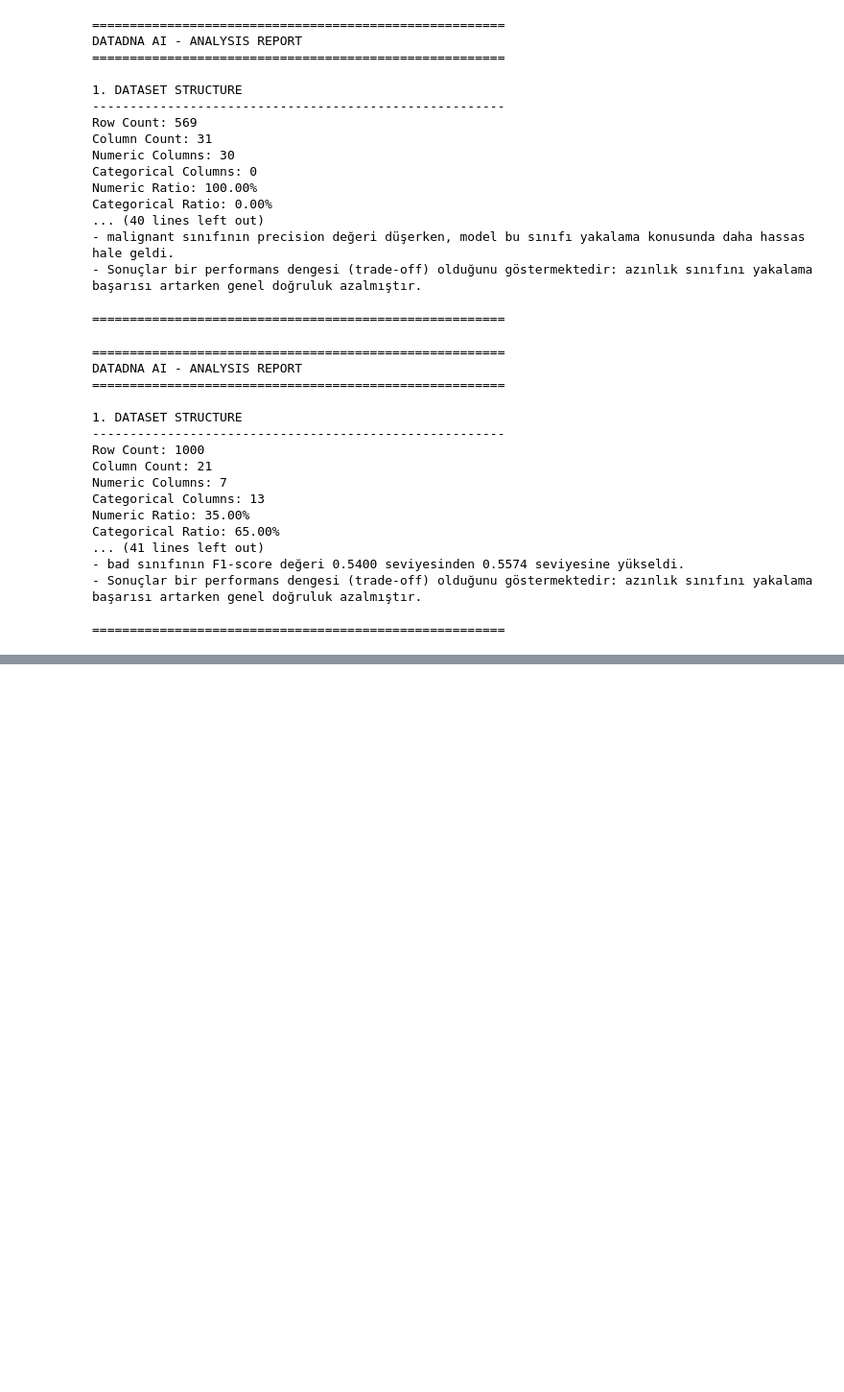
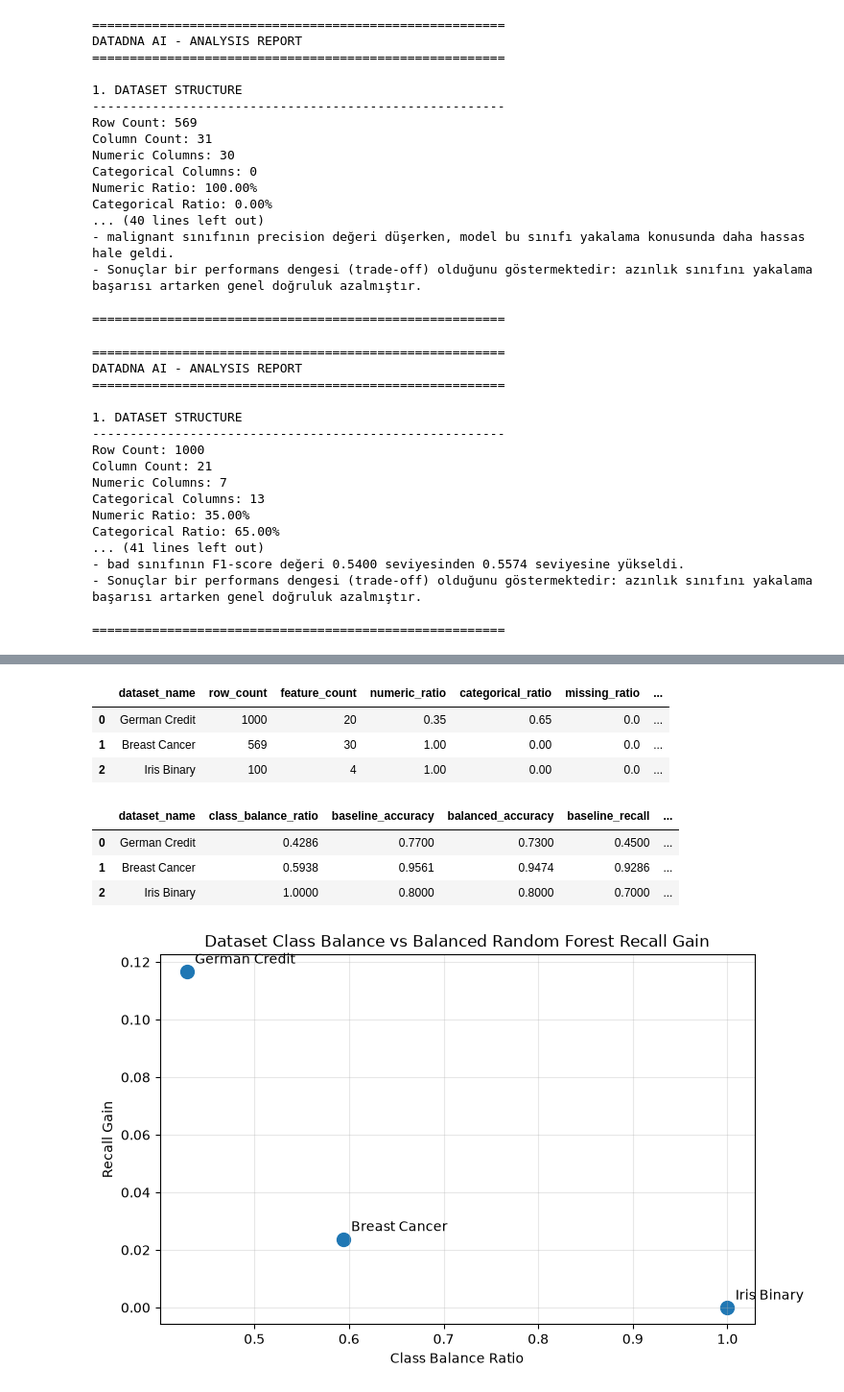
Before and after one commit to Ebrar6565/DataDNA-AI, a Jupyter notebook: notebooks/01_datadna_profiler.ipynb, the cells around one changed output, grey strips where cells are left out. Shown at 96% size. Cells and saved outputs as stored; diff of their text form; code cells hidden in the pictures; blank space fills up the shorter version.

Commit message:
Add DataDNA meta-analysis and dataset intelligence

```diff
--- a/notebooks/01_datadna_profiler.ipynb
+++ b/notebooks/01_datadna_profiler.ipynb
@@ -1149,0 +1332,6 @@ Categorical Ratio: 65.00%
+# %%
+iris_binary_df = iris_df[
+    iris_df["target"].isin([1, 2])
+].copy()
+
+iris_binary_df.head()
@@ -1149,0 +1441,6 @@ Categorical Ratio: 65.00%
+# %%
+iris_fingerprint = create_dataset_fingerprint(
+    iris_result["report"]["dataset_profile"]
+)
+
+iris_fingerprint
@@ -1149,0 +1479,63 @@ Categorical Ratio: 65.00%
+# %%
+meta_dataset = meta_builder.build_meta_dataset(
+    dataset_records
+)
+
+meta_dataset
+# %% [output]
+|  | dataset_name | row_count | feature_count | numeric_ratio | categorical_ratio | missing_ratio | ... |
+| 0 | German Credit | 1000 | 20 | 0.35 | 0.65 | 0.0 | ... |
+| 1 | Breast Cancer | 569 | 30 | 1.00 | 0.00 | 0.0 | ... |
+| 2 | Iris Binary | 100 | 4 | 1.00 | 0.00 | 0.0 | ... |
+# %%
+meta_dataset[
+    [
+        "dataset_name",
+        "class_balance_ratio",
+        "baseline_accuracy",
+        "balanced_accuracy",
+        "baseline_recall",
+        "balanced_recall",
+        "recall_gain",
+        "accuracy_change",
+        "f1_change"
+    ]
+]
+# %% [output]
+|  | dataset_name | class_balance_ratio | baseline_accuracy | balanced_accuracy | baseline_recall | ... |
+| 0 | German Credit | 0.4286 | 0.7700 | 0.7300 | 0.4500 | ... |
+| 1 | Breast Cancer | 0.5938 | 0.9561 | 0.9474 | 0.9286 | ... |
+| 2 | Iris Binary | 1.0000 | 0.8000 | 0.8000 | 0.7000 | ... |
+# %%
+import matplotlib.pyplot as plt
+
+plt.figure(figsize=(8, 5))
+
+plt.scatter(
+    meta_dataset["class_balance_ratio"],
+    meta_dataset["recall_gain"],
+    s=100
+)
+
+for _, row in meta_dataset.iterrows():
+    plt.annotate(
+        row["dataset_name"],
+        (
+            row["class_balance_ratio"],
+            row["recall_gain"]
+        ),
+        xytext=(6, 6),
+        textcoords="offset points"
+    )
+
+plt.xlabel("Class Balance Ratio")
+plt.ylabel("Recall Gain")
+plt.title(
+    "Dataset Class Balance vs Balanced Random Forest Recall Gain"
+)
+
+plt.grid(alpha=0.3)
+
+plt.show()
+# %% [output]
+[figure, added]
```
Also changed, not shown: parts of 44 cells of this notebook, 6 other files.
